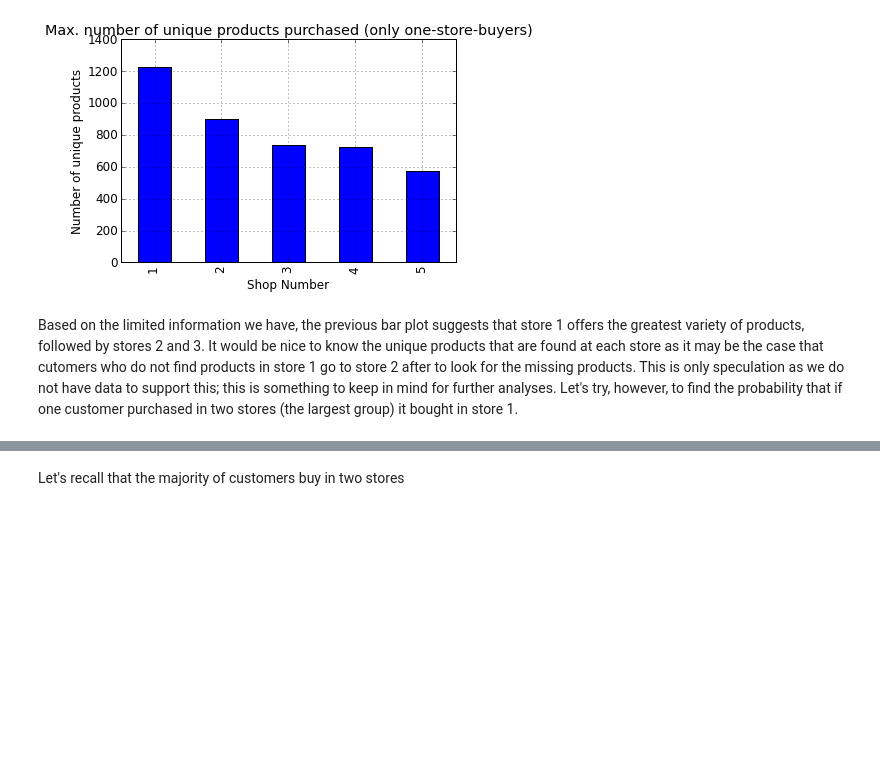
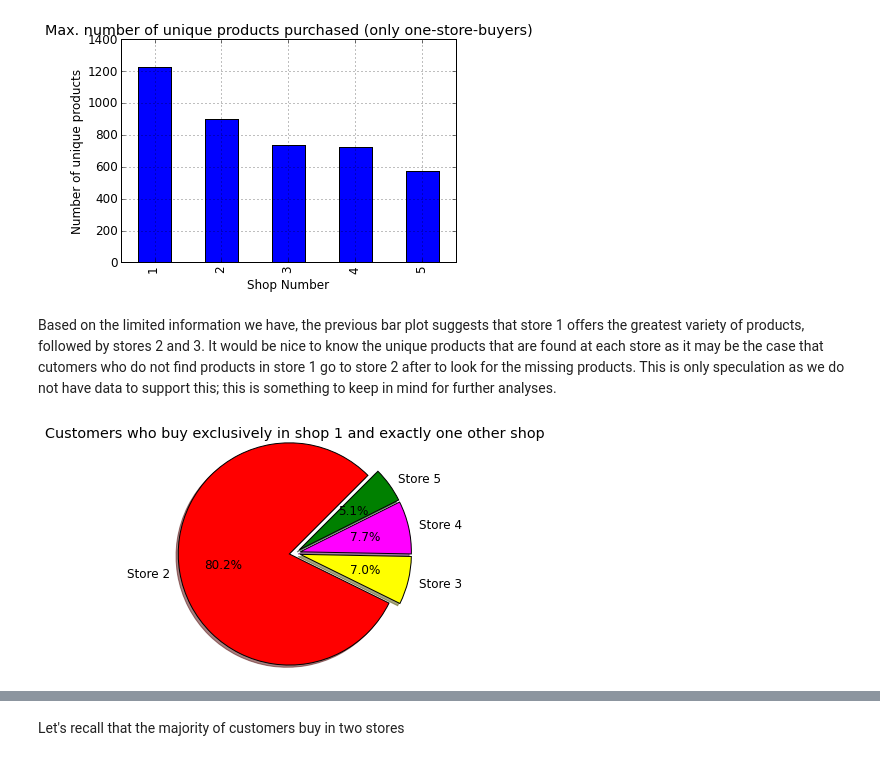
Before and after one commit to rcuevass/clustering_PCA_marketing, a Jupyter notebook: Store range effect in purchase.ipynb, the cells around one changed output, grey strips where cells are left out. Cells and saved outputs as stored; diff of their text form; code cells hidden in the pictures; blank space fills up the shorter version.

```diff
--- a/Store range effect in purchase.ipynb
+++ b/Store range effect in purchase.ipynb
@@ -543,4 +543,4 @@ plt.show()
 # %% [output]
 [figure]
 # %% [markdown]
-Based on the limited information we have, the previous bar plot suggests that store 1 offers the greatest variety of products, followed by stores 2 and 3. It would be nice to know the unique products that are found at each store as it may be the case that cutomers who do not find products in store 1 go to store 2 after to look for the missing products. This is only speculation as we do not have data to support this; this is something to keep in mind for further analyses. Let's try, however, to find the probability that if one customer purchased in two stores (the largest group) it bought in store 1.
+Based on the limited information we have, the previous bar plot suggests that store 1 offers the greatest variety of products, followed by stores 2 and 3. It would be nice to know the unique products that are found at each store as it may be the case that cutomers who do not find products in store 1 go to store 2 after to look for the missing products. This is only speculation as we do not have data to support this; this is something to keep in mind for further analyses.
@@ -548,0 +547,27 @@ Based on the limited information we have, the previous bar plot suggests that st
+# %%
+# Reference for pie chart: https://www.getdatajoy.com/examples/python-plots/pie-chart
+list_purchase = []
+labels_ = ["Store 2","Store 3","Store 4","Store 5"]
+colors = ['red','yellow','magenta','green']
+explode = (0.05,0.05,0.05,0.05)
+text_ = 'avg_purchase_shop_'
+num_ = sum((data['shops_used'] == 2) & (data['avg_purchase_shop_1'] != 0))
+
+cumul_ = 0
+for k in range(2,6):
+    aux_ = sum((data[text_ + str(k)] != 0) & (data['shops_used'] == 2) & (data['avg_purchase_shop_1'] != 0))
+    cumul_ += aux_
+    perc_ = float(aux_)*100./float(num_)
+    list_purchase.append(perc_)
+
+matplotlib.rcParams.update({'font.size': 12})
+plt.pie(list_purchase,explode=explode,colors=colors,labels=labels_,
+        autopct='%1.1f%%',shadow=True,startangle=45)
+
+plt.axis('equal')
+
+plt.title('Customers who buy exclusively in shop 1 and exactly one other shop')
+
+plt.show()
+# %% [output]
+[figure, added]
```
Also changed, not shown: parts of 4 cells of this notebook.
